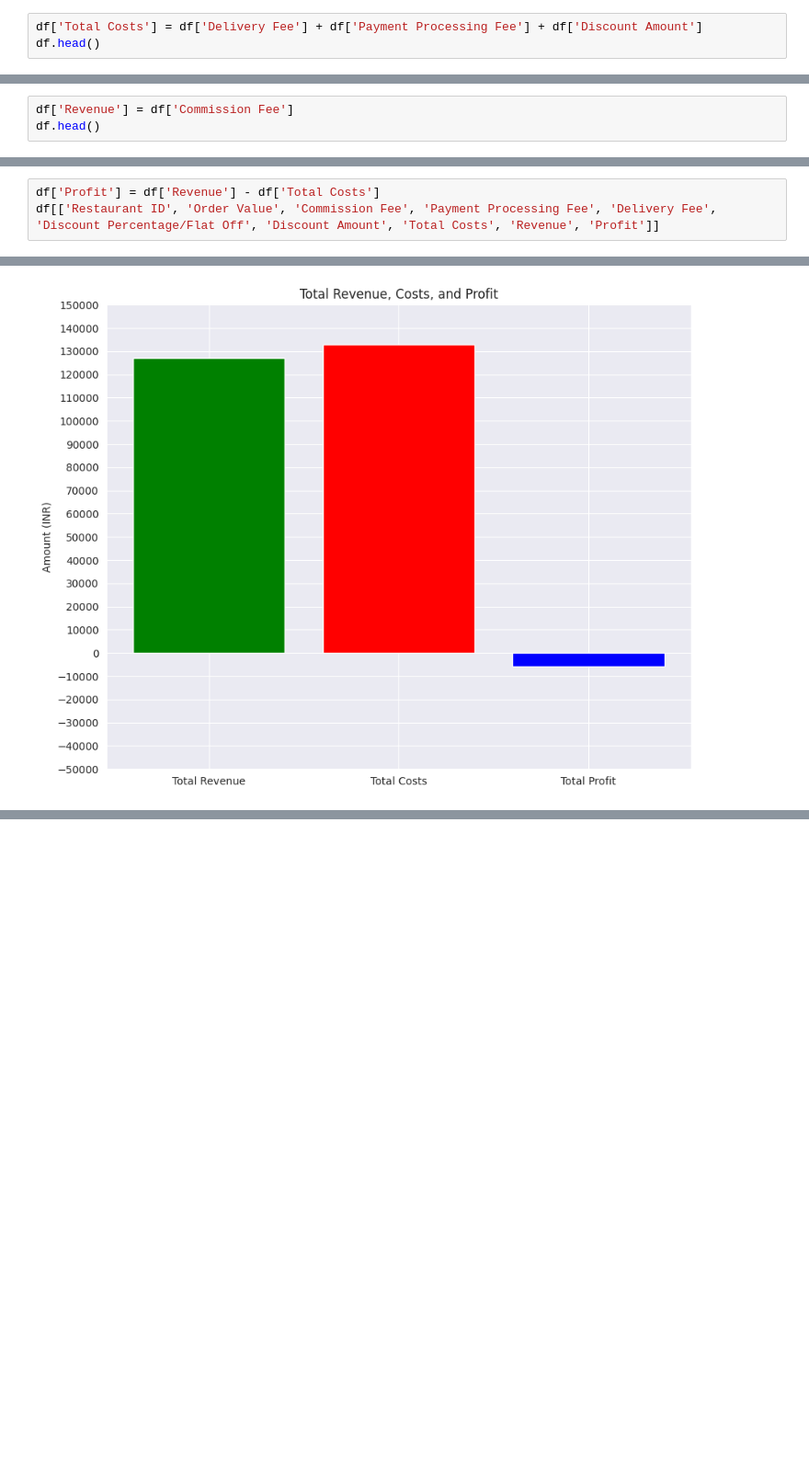
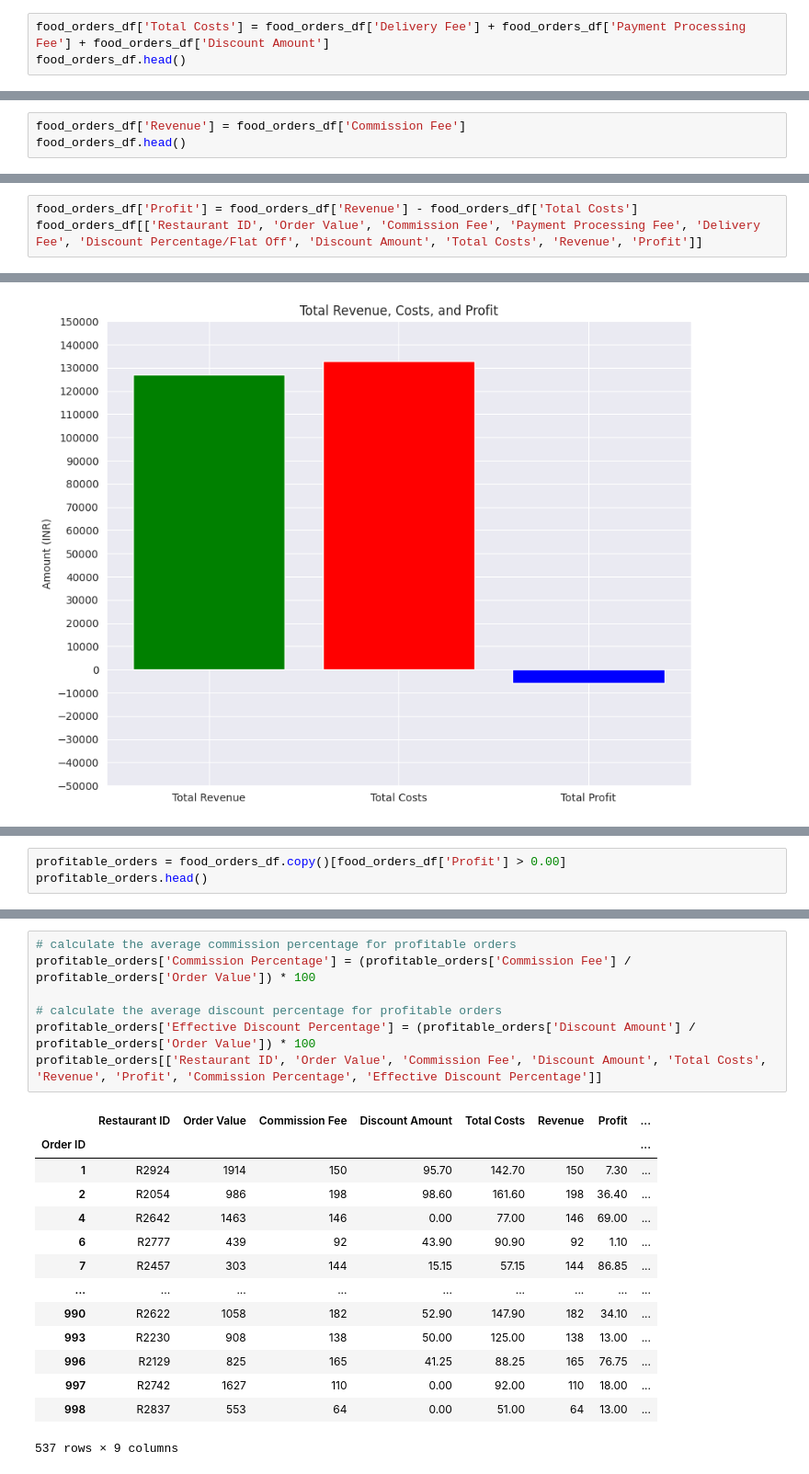
Before and after one commit to ajithpmohan/food-delivery-cost-and-profitability-analysis-using-python, a Jupyter notebook: main.ipynb, the cells around one changed output, grey strips where cells are left out. Shown at 92% size. Cells and saved outputs as stored; diff of their text form; blank space fills up the shorter version.

Commit message:
feat: Implementing a new profitability strategy through the analysis of a food delivery dataset. - WIP

```diff
--- a/main.ipynb
+++ b/main.ipynb
@@ -113,8 +113,8 @@ Order ID
 
 ##### We’ll calculate the total cost for the platform per order and then aggregate this data to understand the overall cost structure.
 # %%
-df['Total Costs'] = df['Delivery Fee'] + df['Payment Processing Fee'] + df['Discount Amount']
-df.head()
+food_orders_df['Total Costs'] = food_orders_df['Delivery Fee'] + food_orders_df['Payment Processing Fee'] + food_orders_df['Discount Amount']
+food_orders_df.head()
 # %% [output]
 |  | Customer ID | Restaurant ID | Order Date and Time | Delivery Date and Time | Order Value | Delivery Fee | ... |
 | Order ID |  |  |  |  |  |  | ... |
@@ -126,8 +126,8 @@ df.head()
 # %% [markdown]
 ##### The revenue for the platform is mainly derived from the Commission Fee.
 # %%
-df['Revenue'] = df['Commission Fee']
-df.head()
+food_orders_df['Revenue'] = food_orders_df['Commission Fee']
+food_orders_df.head()
 # %% [output]
 |  | Customer ID | Restaurant ID | Order Date and Time | Delivery Date and Time | Order Value | Delivery Fee | ... |
 | Order ID |  |  |  |  |  |  | ... |
@@ -139,8 +139,8 @@ df.head()
 # %% [markdown]
 ##### We’ll calculate the net profit by subtracting the total costs (including discounts) from the revenue generated through commission fees.
 # %%
-df['Profit'] = df['Revenue'] - df['Total Costs']
-df[['Restaurant ID', 'Order Value', 'Commission Fee', 'Payment Processing Fee', 'Delivery Fee', 'Discount Percentage/Flat Off', 'Discount Amount', 'Total Costs', 'Revenue', 'Profit']]
+food_orders_df['Profit'] = food_orders_df['Revenue'] - food_orders_df['Total Costs']
+food_orders_df[['Restaurant ID', 'Order Value', 'Commission Fee', 'Payment Processing Fee', 'Delivery Fee', 'Discount Percentage/Flat Off', 'Discount Amount', 'Total Costs', 'Revenue', 'Profit']]
 # %% [output]
 |  | Restaurant ID | Order Value | Commission Fee | Payment Processing Fee | Delivery Fee | Discount Percentage/Flat Off | ... |
 | Order ID |  |  |  |  |  |  | ... |
@@ -220,0 +229,3 @@ plt.show()
+# %%
+profitable_orders = food_orders_df.copy()[food_orders_df['Profit'] > 0.00]
+profitable_orders.head()
@@ -220,0 +240,22 @@ plt.show()
+# %%
+# calculate the average commission percentage for profitable orders
+profitable_orders['Commission Percentage'] = (profitable_orders['Commission Fee'] / profitable_orders['Order Value']) * 100
+
+# calculate the average discount percentage for profitable orders
+profitable_orders['Effective Discount Percentage'] = (profitable_orders['Discount Amount'] / profitable_orders['Order Value']) * 100
+profitable_orders[['Restaurant ID', 'Order Value', 'Commission Fee', 'Discount Amount', 'Total Costs', 'Revenue', 'Profit', 'Commission Percentage', 'Effective Discount Percentage']]
+# %% [output]
+|  | Restaurant ID | Order Value | Commission Fee | Discount Amount | Total Costs | Revenue | Profit | ... |
+| Order ID |  |  |  |  |  |  |  | ... |
+| 1 | R2924 | 1914 | 150 | 95.70 | 142.70 | 150 | 7.30 | ... |
+| 2 | R2054 | 986 | 198 | 98.60 | 161.60 | 198 | 36.40 | ... |
+| 4 | R2642 | 1463 | 146 | 0.00 | 77.00 | 146 | 69.00 | ... |
+| 6 | R2777 | 439 | 92 | 43.90 | 90.90 | 92 | 1.10 | ... |
+| 7 | R2457 | 303 | 144 | 15.15 | 57.15 | 144 | 86.85 | ... |
+| ... | ... | ... | ... | ... | ... | ... | ... | ... |
+| 990 | R2622 | 1058 | 182 | 52.90 | 147.90 | 182 | 34.10 | ... |
+| 993 | R2230 | 908 | 138 | 50.00 | 125.00 | 138 | 13.00 | ... |
+| 996 | R2129 | 825 | 165 | 41.25 | 88.25 | 165 | 76.75 | ... |
+| 997 | R2742 | 1627 | 110 | 0.00 | 92.00 | 110 | 18.00 | ... |
+| 998 | R2837 | 553 | 64 | 0.00 | 51.00 | 64 | 13.00 | ... |
+537 rows × 9 columns
```
Also changed, not shown: parts of 15 cells of this notebook.
